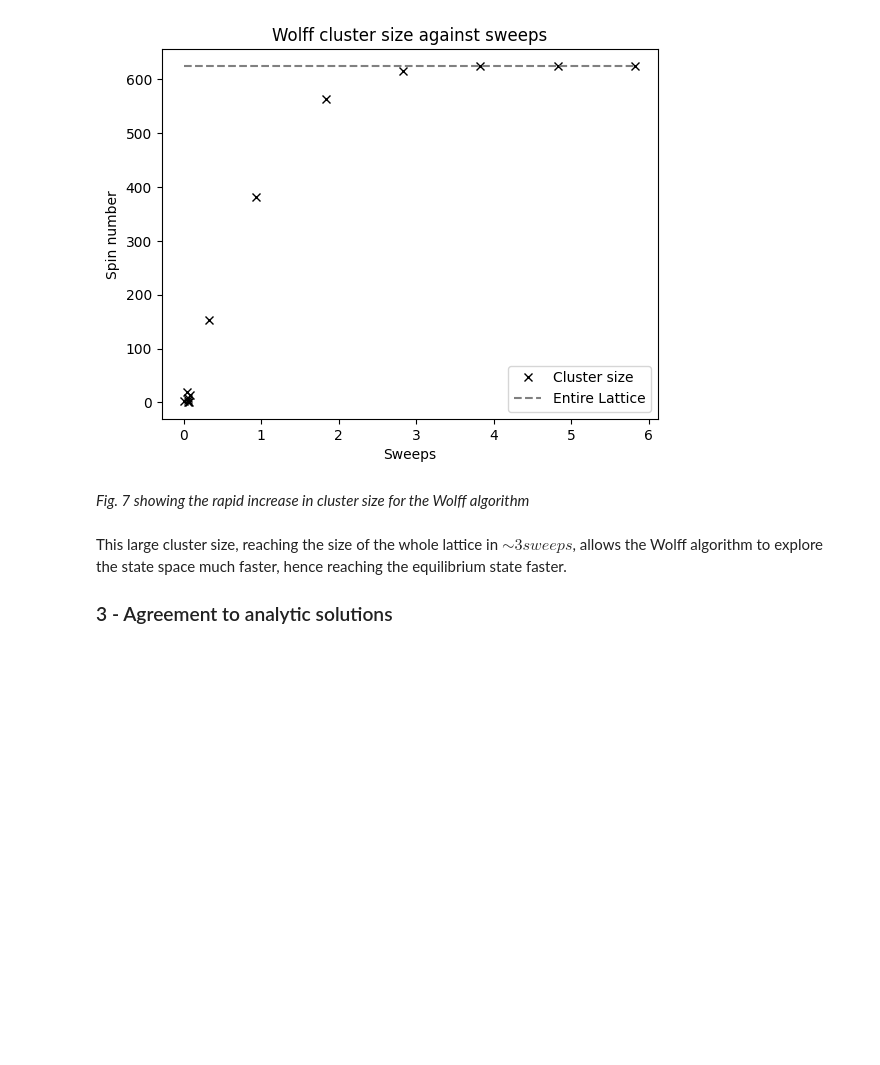
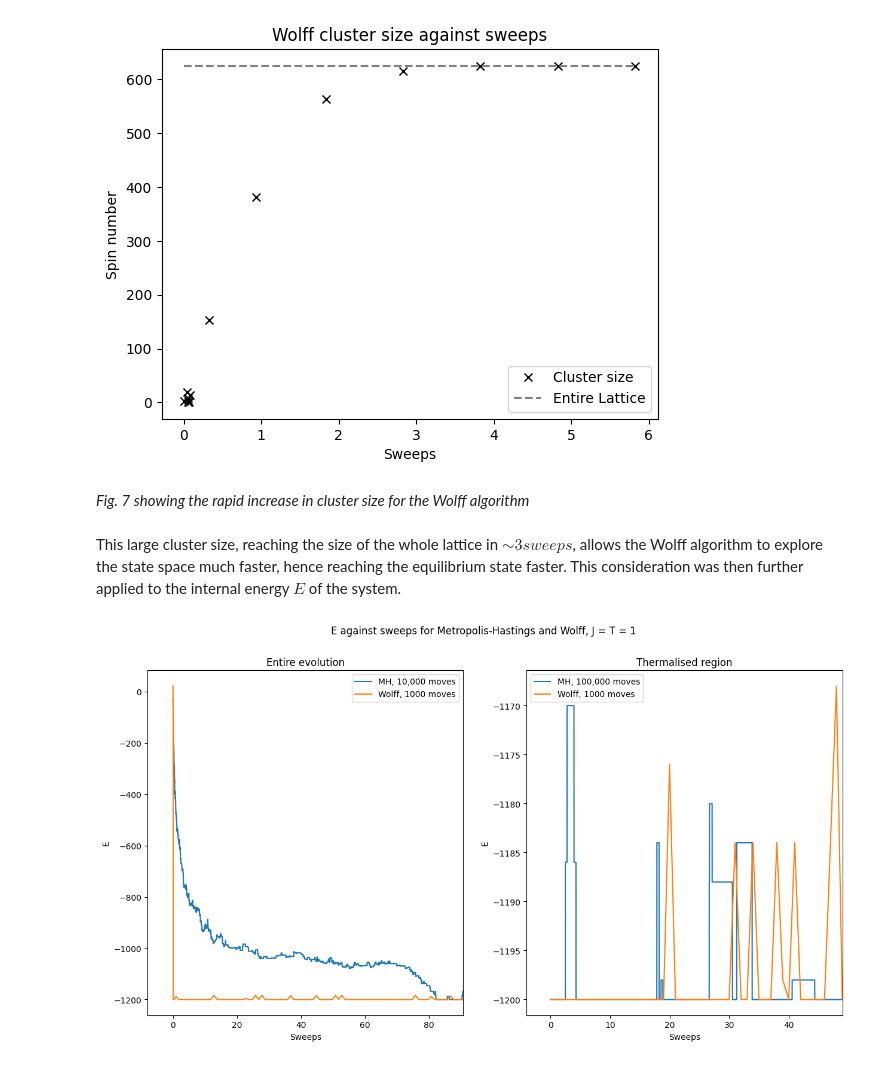
Before and after one commit to Part-II-Computational-Physics/cluster-algorithms-for-monte-carlo-jbd29, a Jupyter notebook: Report_final.ipynb, the cells around one changed output. Cells and saved outputs as stored; diff of their text form; code cells hidden in the pictures; blank space fills up the shorter version.

```diff
--- a/Report_final.ipynb
+++ b/Report_final.ipynb
@@ -436,6 +436,35 @@ plt.show()
 # %% [markdown]
 *Fig. 7 showing the rapid increase in cluster size for the Wolff algorithm*
 # %% [markdown]
-This large cluster size, reaching the size of the whole lattice in $\sim 3 sweeps$, allows the Wolff algorithm to explore the state space much faster, hence reaching the equilibrium state faster.
-
-### 3 - Agreement to analytic solutions
+This large cluster size, reaching the size of the whole lattice in $\sim 3 sweeps$, allows the Wolff algorithm to explore the state space much faster, hence reaching the equilibrium state faster. This consideration was then further applied to the internal energy $E$ of the system.
+# %%
+# Load Data:
+MH_sweeps = np.load('MH_thermalisation_sweeps.npy')
+MH_Es = np.load('MH_thermalisation_Es.npy')
+MH_thermal_Es = np.load('MH_thermalised_Es.npy')
+MH_thermal_sweeps = np.load('MH_thermalised_sweeps.npy')
+Wolff_Es = np.load('Wolff_thermalisation_Es.npy')
+Wolff_sweeps = np.load('Wolff_thermalisation_sweeps.npy')
+Wolff_thermal_Es = np.load('Wolff_thermalised_Es.npy')
+Wolff_thermal_sweeps = np.load('Wolff_thermalised_sweeps.npy')
+
+# Plot data
+fig, ax  = plt.subplots(1,2, figsize = (15,7.5))
+ax[0].plot(MH_sweeps, MH_Es, label = 'MH, 10,000 moves')
+ax[0].plot(Wolff_sweeps, Wolff_Es, label = 'Wolff, 1000 moves')
+ax[0].set_xlim(right = min(MH_sweeps[-1],Wolff_sweeps[-1]))
+ax[0].legend()
+ax[1].plot(MH_thermal_sweeps, MH_thermal_Es, label = 'MH, 100,000 moves')
+ax[1].plot(Wolff_thermal_sweeps, Wolff_thermal_Es, label = 'Wolff, 1000 moves')
+ax[1].set_xlabel('Sweeps')
+ax[0].set_xlabel('Sweeps')
+ax[1].set_xlim(right = min(MH_thermal_sweeps[-1],Wolff_thermal_sweeps[-1]))
+ax[1].set_ylabel(r'E')
+ax[0].set_ylabel(r'E')
+ax[0].set_title('Entire evolution')
+ax[1].set_title('Thermalised region')
+ax[1].legend()
+fig.suptitle(r'E against sweeps for Metropolis-Hastings and Wolff, J = T = 1')
+plt.show()
+# %% [output]
+[figure, added]
```
Also changed, not shown: parts of 9 cells of this notebook.
